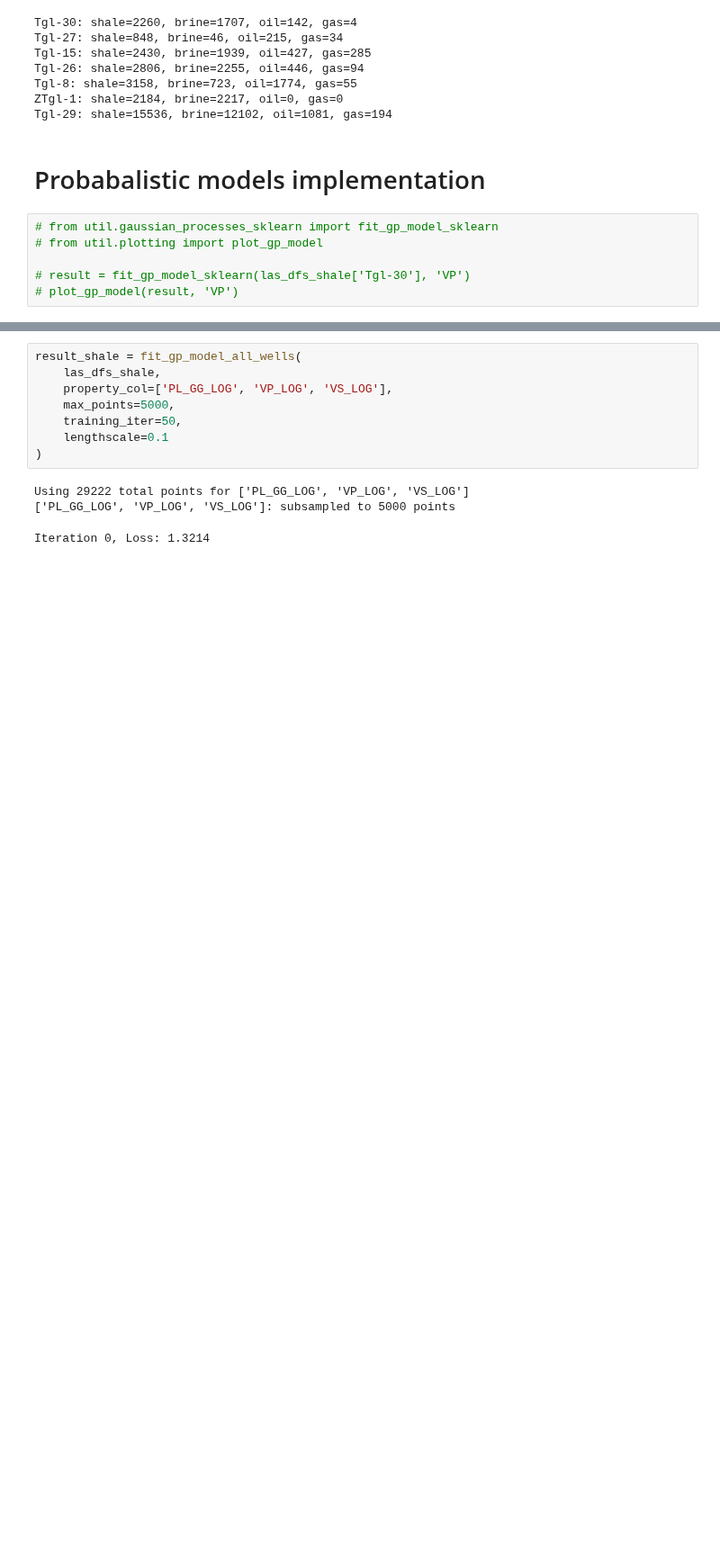
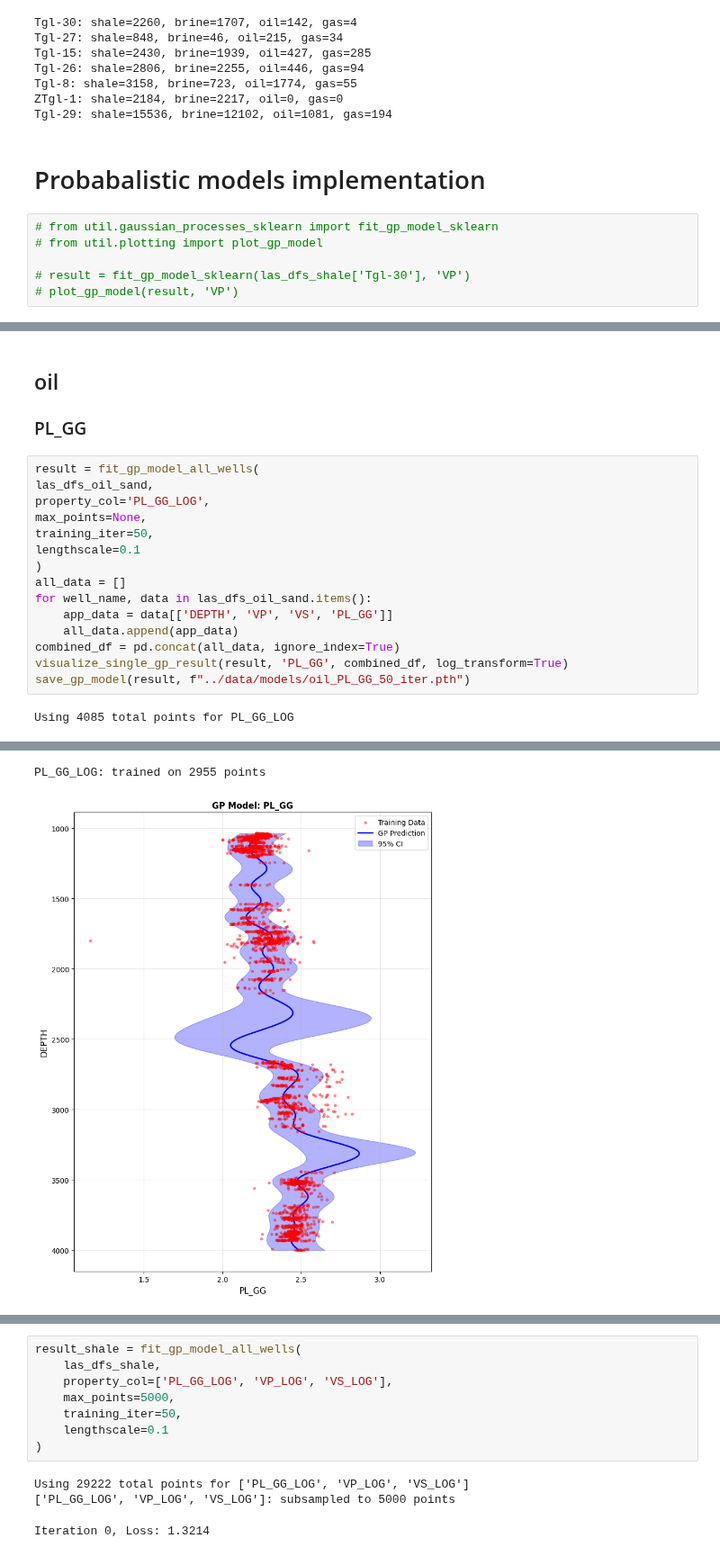
Before and after one commit to spaceswimmer/nnseismic, a Jupyter notebook: src/get-rockphysics-tagilsk.ipynb, the cells around one changed output, grey strips where cells are left out. Shown at 90% size. Cells and saved outputs as stored; diff of their text form; blank space fills up the shorter version.

```diff
--- a/src/get-rockphysics-tagilsk.ipynb
+++ b/src/get-rockphysics-tagilsk.ipynb
@@ -130,0 +180,20 @@ dict_keys(['Tgl-30', 'Tgl-27', 'Tgl-15', 'Tgl-26', 'Tgl-8', 'ZTgl-1', 'Tgl-29'])
+# %% [markdown]
+## oil
+### PL_GG
+# %%
+result = fit_gp_model_all_wells(
+las_dfs_oil_sand,
+property_col='PL_GG_LOG',
+max_points=None,
+training_iter=50,
+lengthscale=0.1
+)
+all_data = []
+for well_name, data in las_dfs_oil_sand.items():
+    app_data = data[['DEPTH', 'VP', 'VS', 'PL_GG']]
+    all_data.append(app_data)
+combined_df = pd.concat(all_data, ignore_index=True)
+visualize_single_gp_result(result, 'PL_GG', combined_df, log_transform=True)
+save_gp_model(result, f"../data/models/oil_PL_GG_50_iter.pth")
+# %% [output]
+Using 4085 total points for PL_GG_LOG
@@ -130,0 +203,2 @@ dict_keys(['Tgl-30', 'Tgl-27', 'Tgl-15', 'Tgl-26', 'Tgl-8', 'ZTgl-1', 'Tgl-29'])
+PL_GG_LOG: trained on 2955 points
+[figure, added]
```
Also changed, not shown: parts of 25 cells of this notebook, 9 other files.
